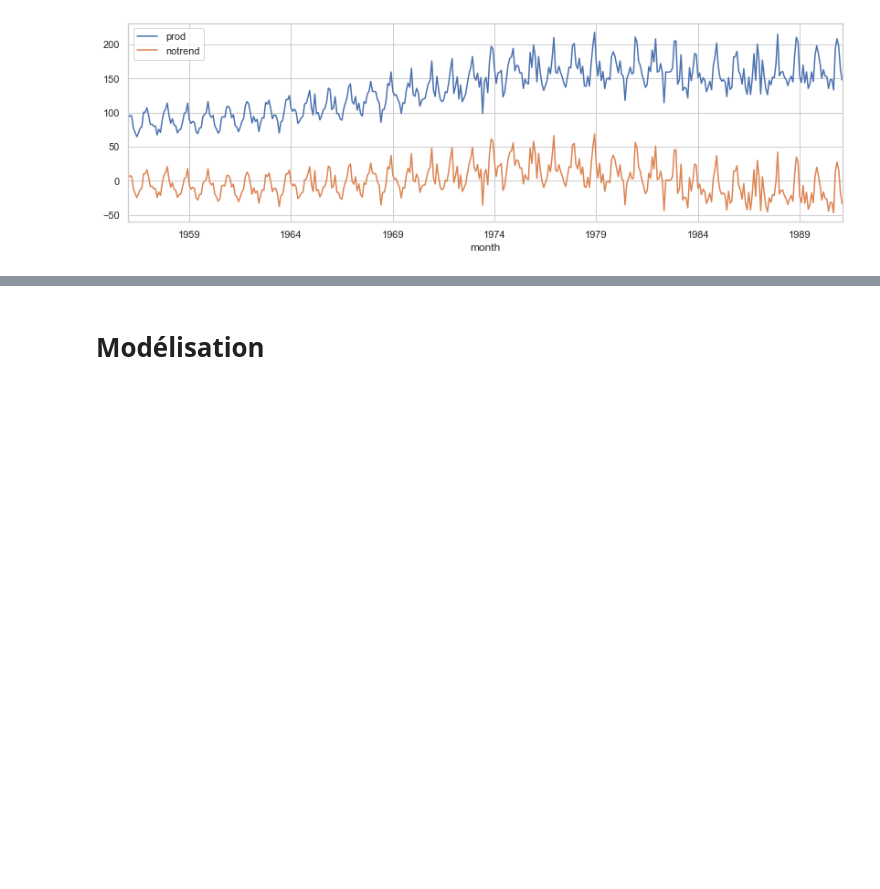
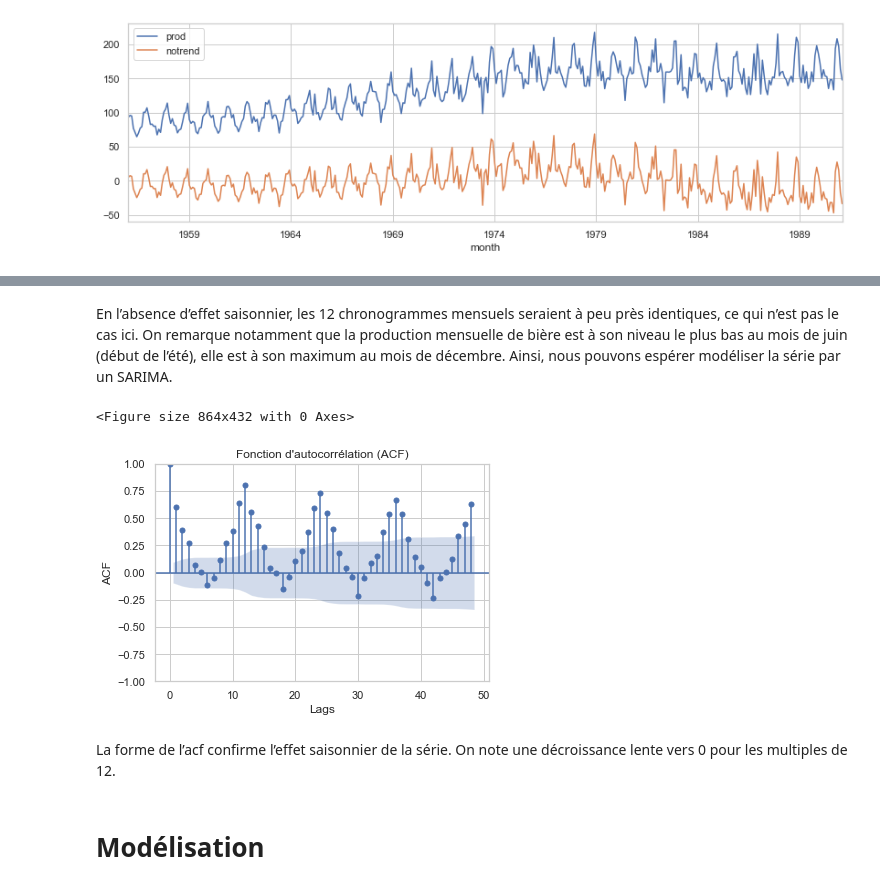
Before and after one commit to Baabel001/Modele-SARIMA, a Jupyter notebook: modele.ipynb, the cells around one changed output, grey strips where cells are left out. Cells and saved outputs as stored; diff of their text form; code cells hidden in the pictures; blank space fills up the shorter version.

```diff
--- a/modele.ipynb
+++ b/modele.ipynb
@@ -125,2 +151,18 @@ data.plot(x="month", y=["prod", "notrend"], figsize=(14,4))
+# %% [markdown]
+En l’absence d’effet saisonnier, les 12 chronogrammes mensuels seraient à peu près identiques, ce qui n’est pas le cas ici. On remarque notamment que la production mensuelle de bière est à son niveau le plus bas au mois de juin (début de l’été), elle est à son maximum au mois de décembre. Ainsi, nous pouvons espérer modéliser la série par un SARIMA.
+# %%
+from statsmodels.graphics.tsaplots import plot_acf
+
+
+plot_acf(data.notrend, lags = 48)
+plt.xlabel('Lags')
+plt.ylabel('ACF')
+plt.title('Fonction d\'autocorrélation (ACF)')
+plt.show()
+# %% [output]
+<Figure size 864x432 with 0 Axes>
+[figure, added]
+# %% [markdown]
+La forme de l’acf confirme l’effet saisonnier de la série. On note une décroissance lente vers 0 pour les multiples de 12.
 # %% [markdown]
 # Modélisation
```
Also changed, not shown: parts of 10 cells of this notebook, 1 other file.
